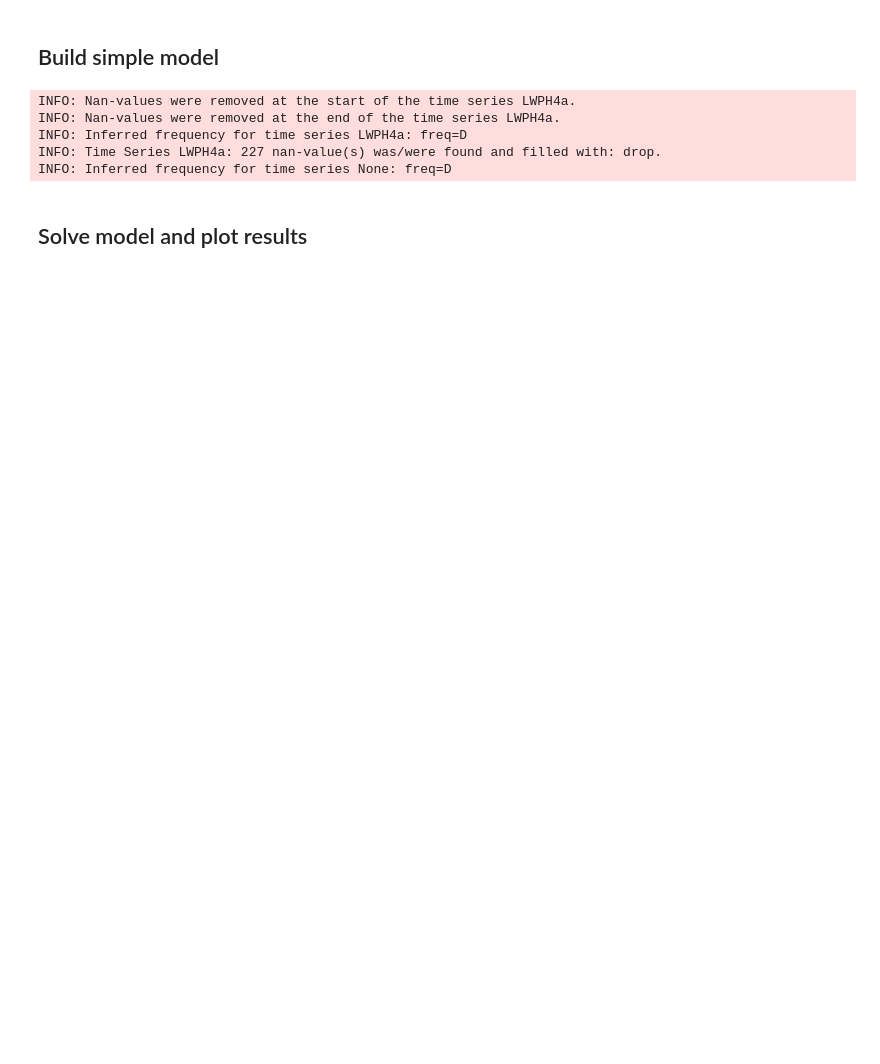
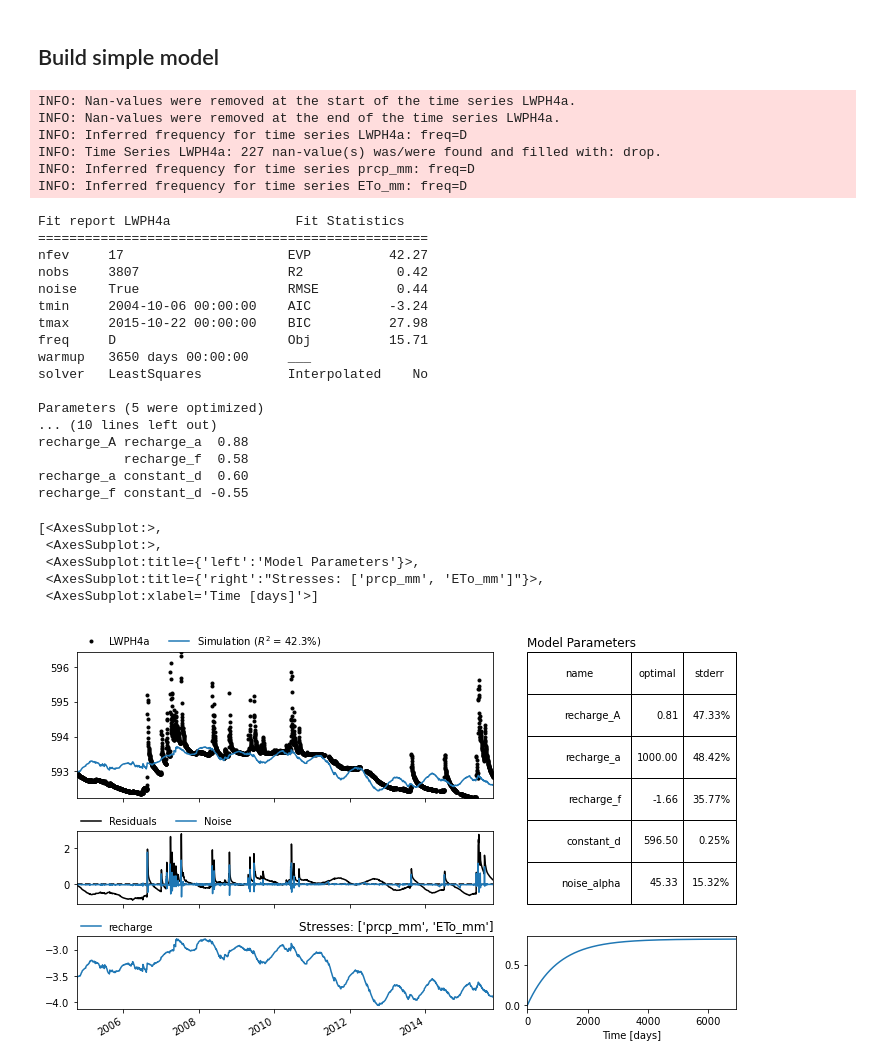
Before and after one commit to samzipper/LarnedIntermittencyRegimes, a Jupyter notebook: code/Timeseries_02-CreateModel.ipynb, the cells around one changed output. Drawn from its saved outputs; the diff is of its cells as text; code cells hidden in the pictures; blank space fills up the shorter version.

```diff
--- a/code/Timeseries_02-CreateModel.ipynb
+++ b/code/Timeseries_02-CreateModel.ipynb
@@ -54,18 +49,50 @@ Variables are:  ['prcp_mm', 'tmax_c', 'tmin_c', 'ETo_mm', 'discharge_cms', 'stag
 # %%
 # calculate daily precipitation surplus (P-ETo)
 precSurplus_mm = metdata["prcp_mm"] - metdata["ETo_mm"]
 
 # Create a model object by passing it the observed series
-ml_lwph4a = ps.Model(hydrodata["LWPH4a"], name="GWL")
+ml_lwph4a = ps.Model(hydrodata["LWPH4a"], name="LWPH4a")
 
 # Add the recharge data as explanatory variable
-sm_precSurplus = ps.StressModel(precSurplus_mm, ps.Gamma, name='PrecSurplus', settings="evap")
-ml_lwph4a.add_stressmodel(sm_precSurplus)
+#sm_precSurplus = ps.StressModel(precSurplus_mm, ps.Gamma, name='PrecSurplus', settings="evap")
+#ml_lwph4a.add_stressmodel(sm_precSurplus)
+
+# Add the recharge data as explanatory variable
+sm_rech = ps.RechargeModel(metdata["prcp_mm"], metdata["ETo_mm"], rfunc=ps.Exponential, name="recharge")
+ml_lwph4a.add_stressmodel(sm_rech)
+
+# solve
+ml_lwph4a.solve()
+
+# plot
+ml_lwph4a.plots.results(figsize=(10, 6))
 # %% [output]
 INFO: Nan-values were removed at the start of the time series LWPH4a.
 INFO: Nan-values were removed at the end of the time series LWPH4a.
 INFO: Inferred frequency for time series LWPH4a: freq=D
 INFO: Time Series LWPH4a: 227 nan-value(s) was/were found and filled with: drop.
-INFO: Inferred frequency for time series None: freq=D
+INFO: Inferred frequency for time series prcp_mm: freq=D
+INFO: Inferred frequency for time series ETo_mm: freq=D
+Fit report LWPH4a                Fit Statistics
+==================================================
+nfev     17                     EVP          42.27
+nobs     3807                   R2            0.42
+noise    True                   RMSE          0.44
+tmin     2004-10-06 00:00:00    AIC          -3.24
+tmax     2015-10-22 00:00:00    BIC          27.98
+freq     D                      Obj          15.71
+warmup   3650 days 00:00:00     ___
+solver   LeastSquares           Interpolated    No
+
+Parameters (5 were optimized)
+... (10 lines left out)
+recharge_A recharge_a  0.88
+           recharge_f  0.58
+recharge_a constant_d  0.60
+recharge_f constant_d -0.55
+[<AxesSubplot:>,
+ <AxesSubplot:>,
+ <AxesSubplot:title={'left':'Model Parameters'}>,
+ <AxesSubplot:title={'right':"Stresses: ['prcp_mm', 'ETo_mm']"}>,
+ <AxesSubplot:xlabel='Time [days]'>]
+[figure, added]
-# %% [markdown]
-## Solve model and plot results
```
Also changed, not shown: parts of 5 cells of this notebook, 7 other files.
